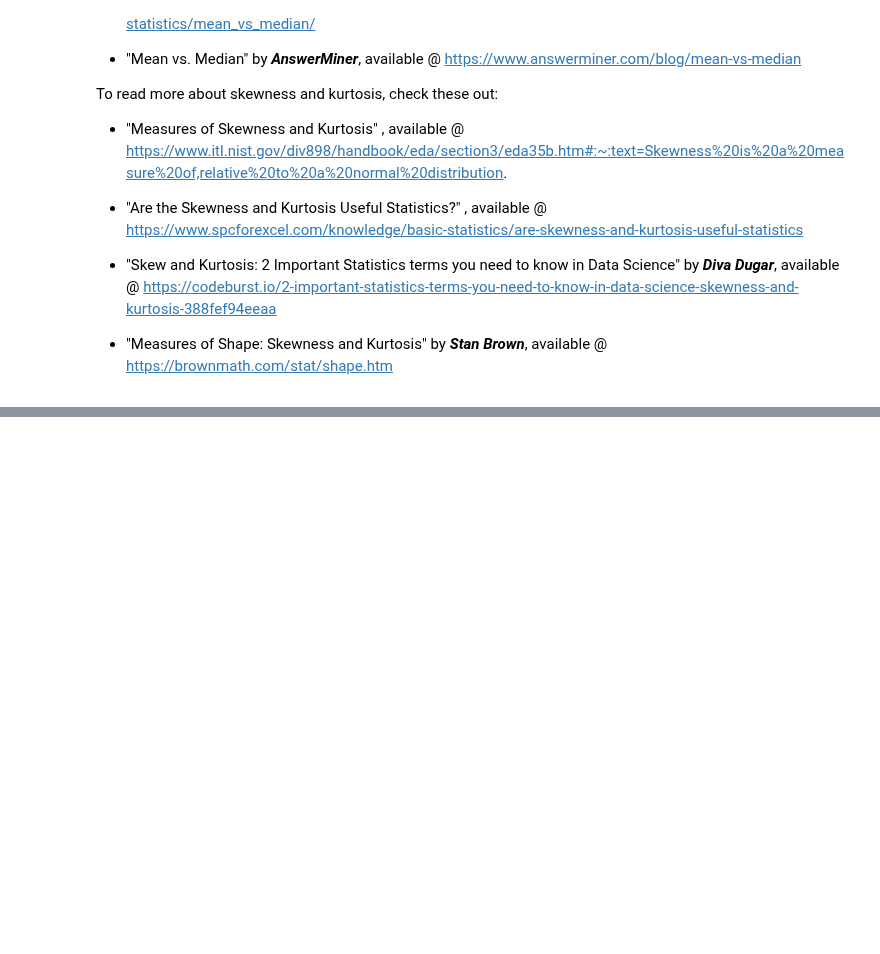
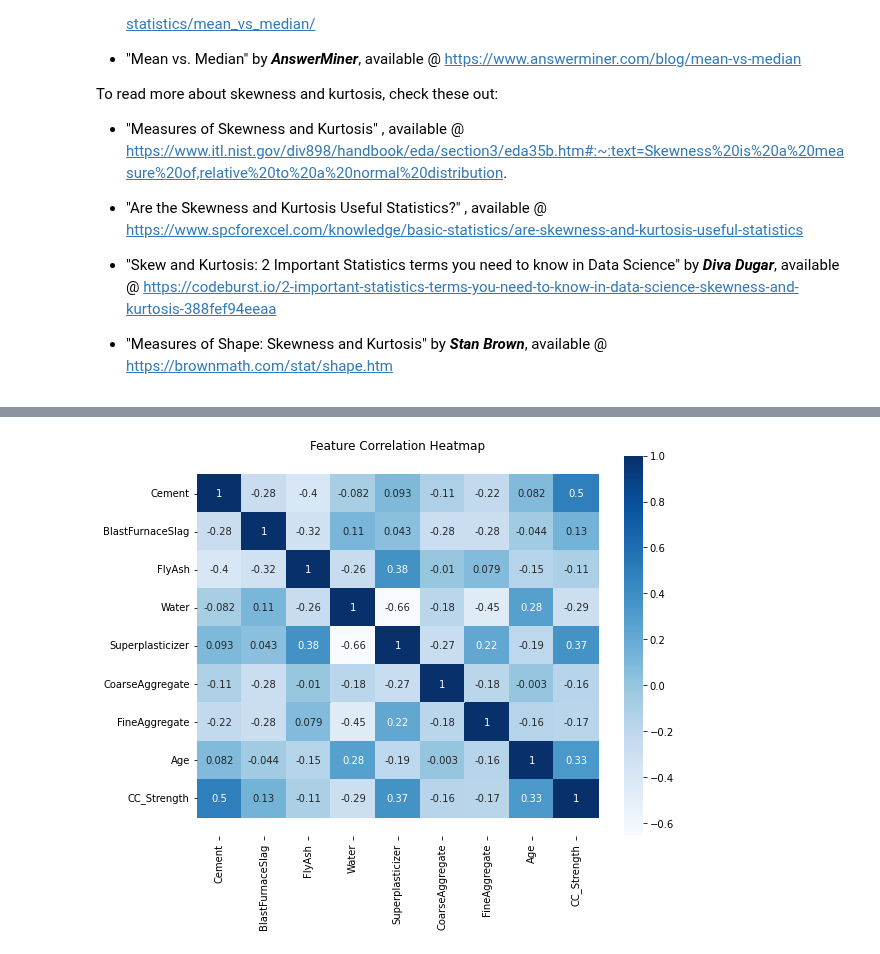
Before and after one commit to dustykat/ce-5319-webroot, a Jupyter notebook: ce5319jb/_build/jupyter_execute/lessons/lesson8/exploratorydataanalysis.ipynb, the cells around one changed output, grey strips where cells are left out. Cells and saved outputs as stored; diff of their text form; code cells hidden in the pictures; blank space fills up the shorter version.

```diff
--- a/ce5319jb/_build/jupyter_execute/lessons/lesson8/exploratorydataanalysis.ipynb
+++ b/ce5319jb/_build/jupyter_execute/lessons/lesson8/exploratorydataanalysis.ipynb
@@ -430,0 +637,10 @@ by __*Stan Brown*__, available @ https://brownmath.com/stat/shape.htm
+# %%
+corr = data.corr()
+plt.figure(figsize=(9,7))
+seaborn.heatmap(corr, annot=True, cmap='Blues')
+b, t = plt.ylim()
+plt.ylim(b+0.5, t-0.5)
+plt.title("Feature Correlation Heatmap")
+plt.show()
+# %% [output]
+[figure, added]
```
Also changed, not shown: parts of 26 cells of this notebook, 42 other files.
